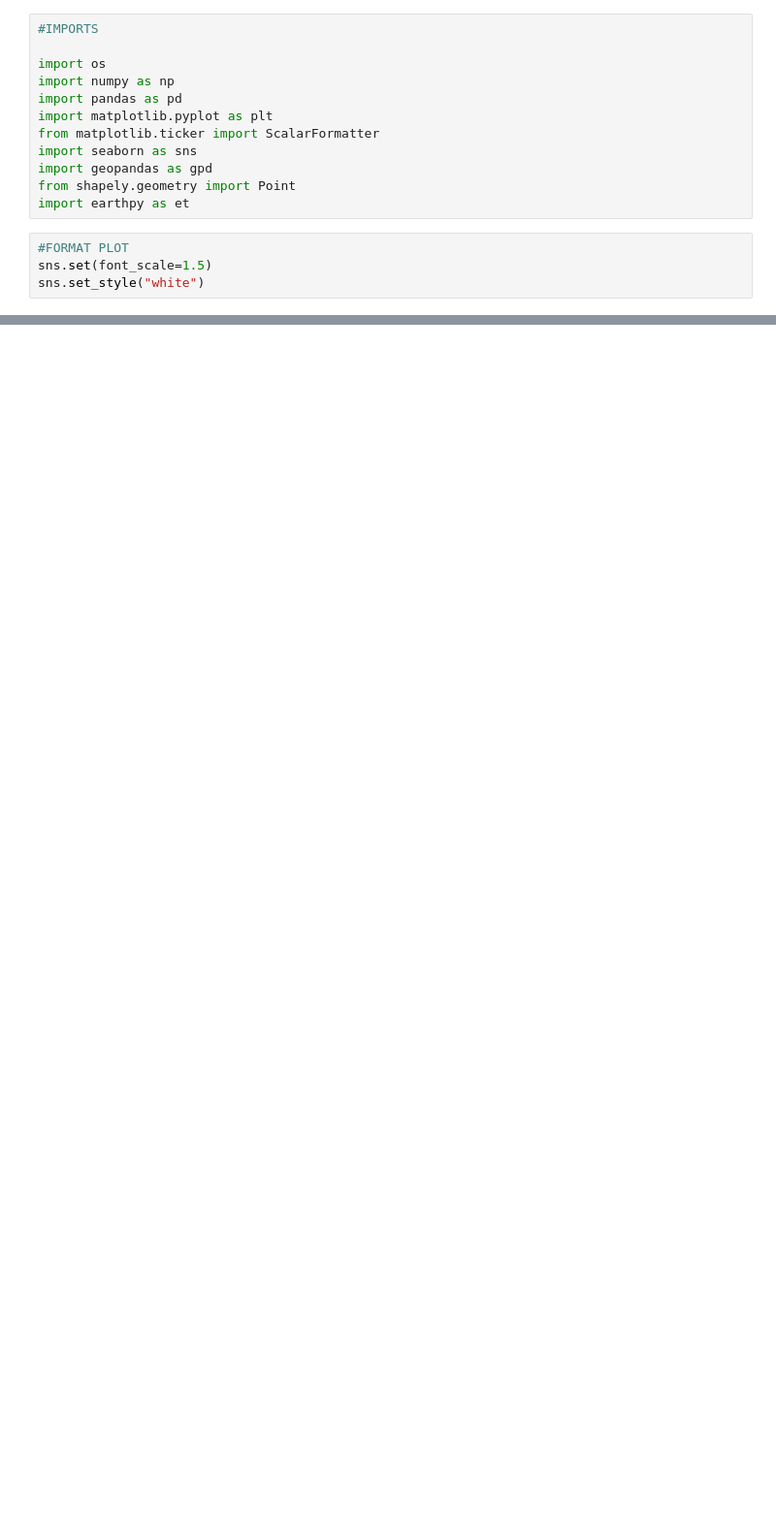
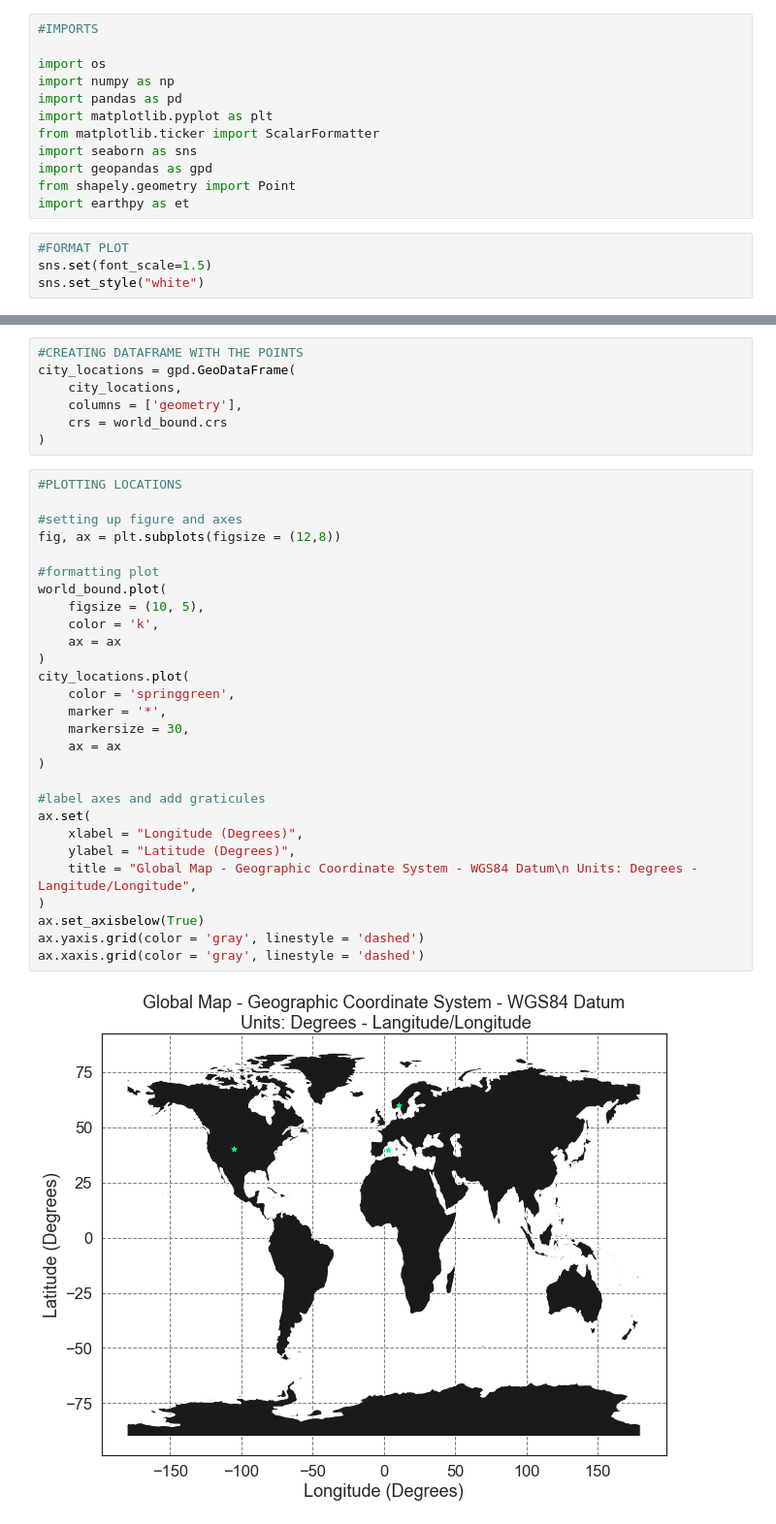
Before and after one commit to kamalnarra/learning-remote-sensing, a Jupyter notebook: intro-to-spatial-vector-data/coordinate-reference-systems.ipynb, the cells around one changed output, grey strips where cells are left out. Shown at 97% size. Cells and saved outputs as stored; diff of their text form; blank space fills up the shorter version.

```diff
--- a/intro-to-spatial-vector-data/coordinate-reference-systems.ipynb
+++ b/intro-to-spatial-vector-data/coordinate-reference-systems.ipynb
@@ -32,0 +89,37 @@ DriverError: global\ne_110m_land\ne_110m_land.shp: No such file or directory
+# %%
+#CREATING DATAFRAME WITH THE POINTS
+city_locations = gpd.GeoDataFrame(
+    city_locations,
+    columns = ['geometry'],
+    crs = world_bound.crs
+)
+# %%
+#PLOTTING LOCATIONS
+
+#setting up figure and axes
+fig, ax = plt.subplots(figsize = (12,8))
+
+#formatting plot
+world_bound.plot(
+    figsize = (10, 5),
+    color = 'k',
+    ax = ax
+)
+city_locations.plot(
+    color = 'springgreen',
+    marker = '*',
+    markersize = 30,
+    ax = ax
+)
+
+#label axes and add graticules
+ax.set(
+    xlabel = "Longitude (Degrees)",
+    ylabel = "Latitude (Degrees)",
+    title = "Global Map - Geographic Coordinate System - WGS84 Datum\n Units: Degrees - Langitude/Longitude",
+)
+ax.set_axisbelow(True)
+ax.yaxis.grid(color = 'gray', linestyle = 'dashed')
+ax.xaxis.grid(color = 'gray', linestyle = 'dashed')
+# %% [output]
+[figure, added]
```
Also changed, not shown: parts of 6 cells of this notebook, 1 other file.
